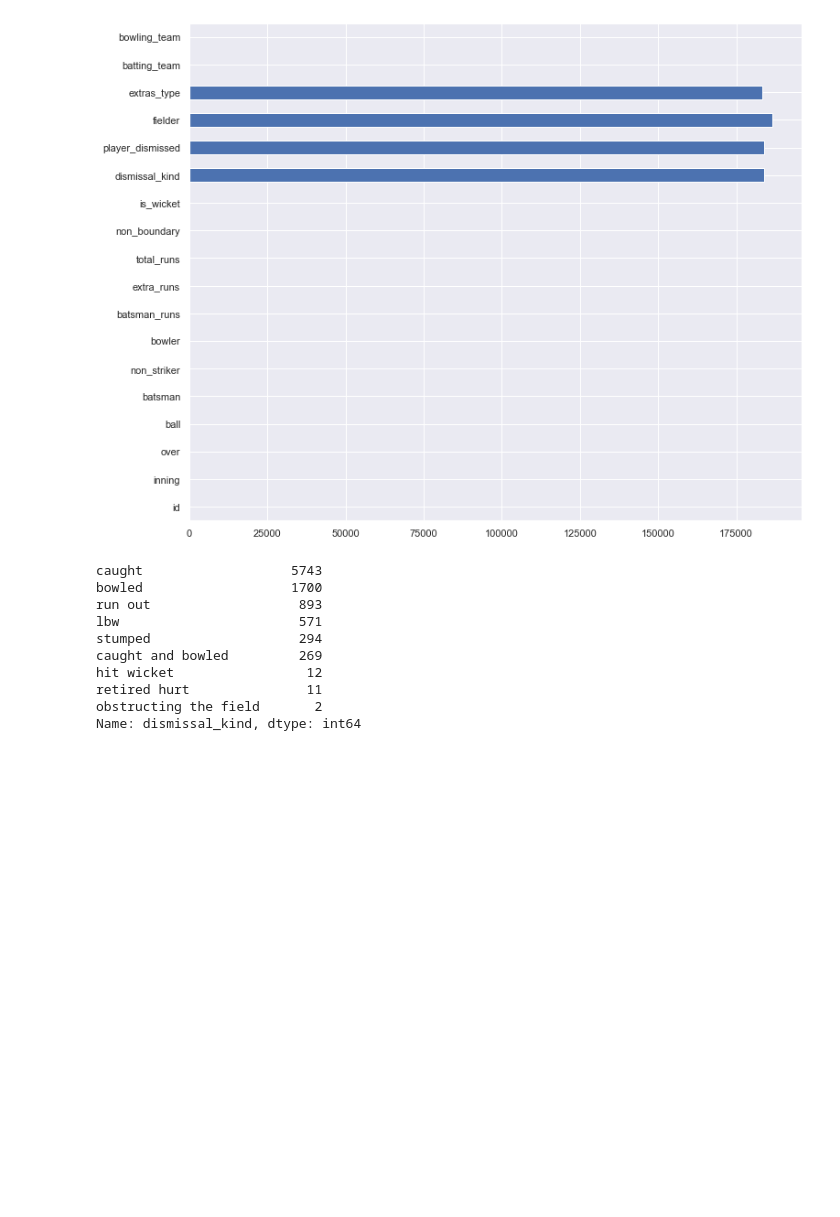
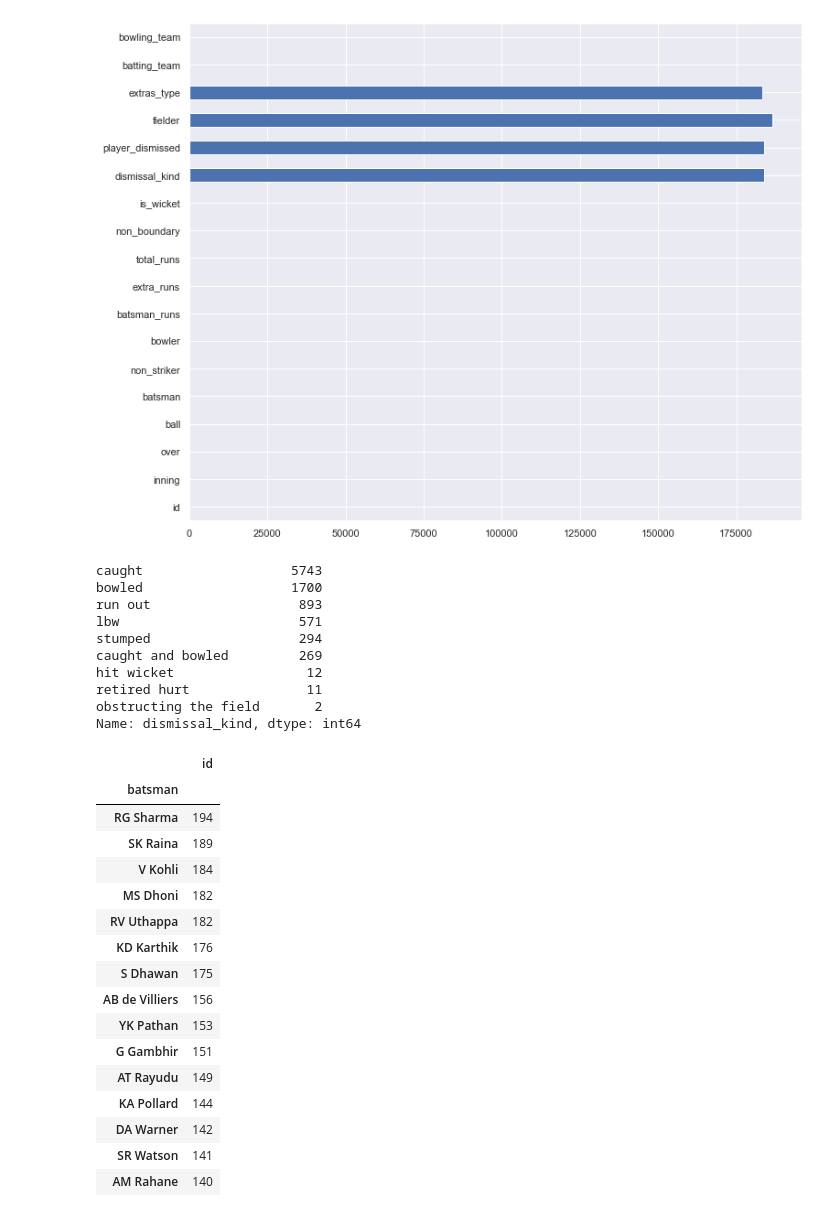
Before and after one commit to IPL-analysis-project/IPL-Dataset-Analysis, a Jupyter notebook: main.ipynb, the cells around one changed output. Drawn from its saved outputs; the diff is of its cells as text; code cells hidden in the pictures; blank space fills up the shorter version.

```diff
--- a/main.ipynb
+++ b/main.ipynb
@@ -227,3 +227,24 @@ hit wicket                 12
 retired hurt               11
 obstructing the field       2
 Name: dismissal_kind, dtype: int64
+# %%
+most_match_bats = deliveries.groupby(['batsman']).agg({'id': lambda x: len(set(x))}).sort_values(ascending = False,by = 'id')
+most_match_bats[:15]
+# %% [output]
+|  | id |
+| batsman |  |
+| RG Sharma | 194 |
+| SK Raina | 189 |
+| V Kohli | 184 |
+| MS Dhoni | 182 |
+| RV Uthappa | 182 |
+| KD Karthik | 176 |
+| S Dhawan | 175 |
+| AB de Villiers | 156 |
+| YK Pathan | 153 |
+| G Gambhir | 151 |
+| AT Rayudu | 149 |
+| KA Pollard | 144 |
+| DA Warner | 142 |
+| SR Watson | 141 |
+| AM Rahane | 140 |
```
Also changed, not shown: parts of 1 cell of this notebook.
